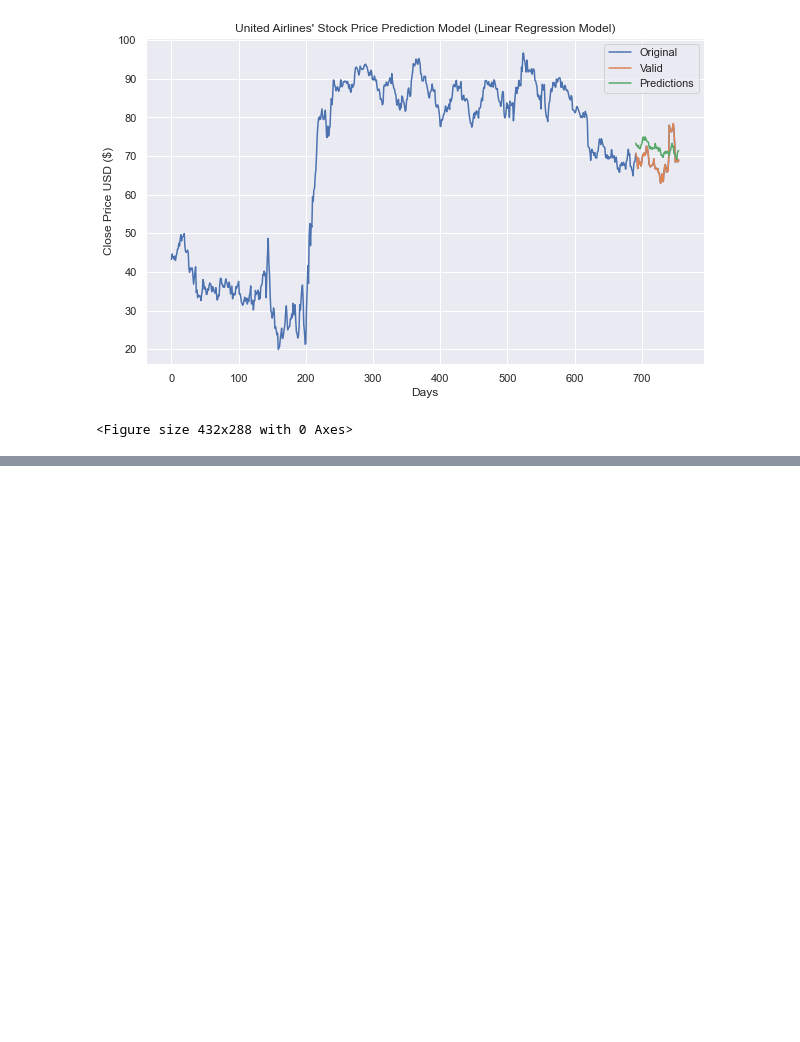
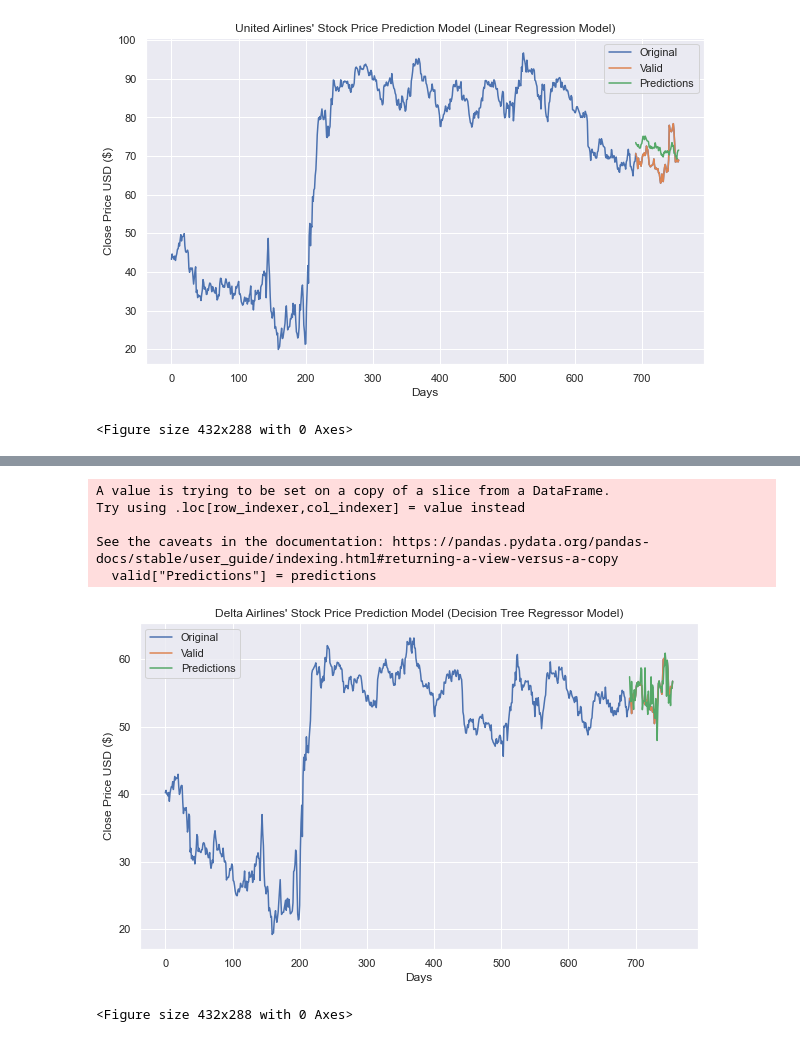
Before and after one commit to teresaflicek/Airline-Stock-Analysis, a Jupyter notebook: Stock Market vs Covid/MachineLearning.ipynb, the cells around one changed output, grey strips where cells are left out. Drawn from its saved outputs; the diff is of its cells as text; code cells hidden in the pictures; blank space fills up the shorter version.

```diff
--- a/Stock Market vs Covid/MachineLearning.ipynb
+++ b/Stock Market vs Covid/MachineLearning.ipynb
@@ -243,0 +348,8 @@ See the caveats in the documentation: https://pandas.pydata.org/pandas-docs/stab
+# %%
+#splitting the data into testing and training
+from sklearn.model_selection import train_test_split
+X_train, X_test, y_train, y_test = train_test_split(X, y, test_size=0.25)
+# %%
+#creating a decision tree regressor model
+from sklearn.tree import DecisionTreeRegressor
+tree = DecisionTreeRegressor().fit(X_train, y_train)
@@ -243,0 +360,6 @@ See the caveats in the documentation: https://pandas.pydata.org/pandas-docs/stab
+# %%
+#pulling the last rows of the predictive dataset
+futureX = close.drop(["Prediction"], 1)[:-futureDays]
+futureX = futureX.tail(futureDays)
+futureX = np.array(futureX)
+print(futureX)
@@ -243,0 +384,4 @@ See the caveats in the documentation: https://pandas.pydata.org/pandas-docs/stab
+# %%
+#predicting using the decision tree model
+treePrediction = tree.predict(futureX)
+print("Decision Tree prediction =",treePrediction)
@@ -243,0 +416,28 @@ See the caveats in the documentation: https://pandas.pydata.org/pandas-docs/stab
+# %%
+#plotting the decision tree model predictions
+predictions = treePrediction
+valid = close[X.shape[0]:]
+valid["Predictions"] = predictions
+plt.figure(figsize=(10, 6))
+
+#create labels
+plt.title("Delta Airlines' Stock Price Prediction Model (Decision Tree Regressor Model)")
+plt.xlabel("Days")
+plt.ylabel("Close Price USD ($)")
+plt.plot(close["DAL_Close"])
+plt.plot(valid[["DAL_Close", "Predictions"]])
+plt.legend(["Original", "Valid", "Predictions"])
+
+#display the chart
+plt.show()
+
+#save to png
+plt.savefig("images/decisiontreeDAL.png")
+# %% [output]
+A value is trying to be set on a copy of a slice from a DataFrame.
+Try using .loc[row_indexer,col_indexer] = value instead
+
+See the caveats in the documentation: https://pandas.pydata.org/pandas-docs/stable/user_guide/indexing.html#returning-a-view-versus-a-copy
+  valid["Predictions"] = predictions
+[figure, added]
+<Figure size 432x288 with 0 Axes>
```
Also changed, not shown: parts of 18 cells of this notebook, 6 other files.
